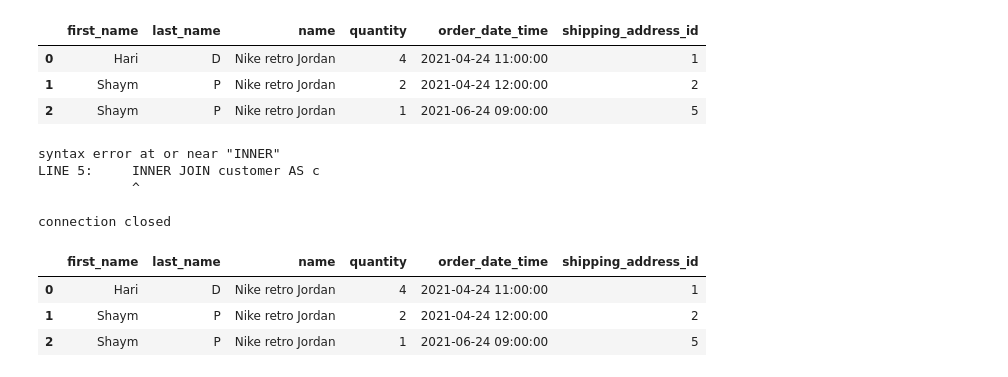
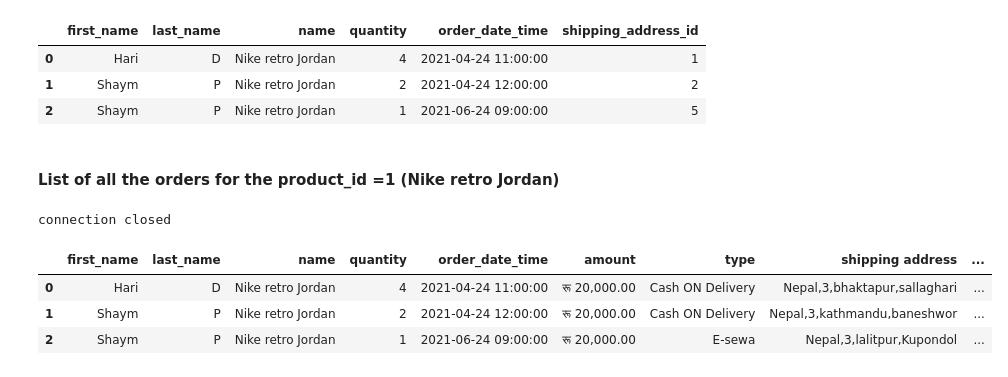
Before and after one commit to callingsandesh/Leapfrog-Assignment, a Jupyter notebook: Data/week_2/Day5/physical model implementation of E-comm.ipynb, the cells around one changed output. Drawn from its saved outputs; the diff is of its cells as text; code cells hidden in the pictures.

```diff
--- a/Data/week_2/Day5/physical model implementation of E-comm.ipynb
+++ b/Data/week_2/Day5/physical model implementation of E-comm.ipynb
@@ -475,45 +479,58 @@ connection closed
 | 0 | Hari | D | Nike retro Jordan | 4 | 2021-04-24 11:00:00 | 1 |
 | 1 | Shaym | P | Nike retro Jordan | 2 | 2021-04-24 12:00:00 | 2 |
 | 2 | Shaym | P | Nike retro Jordan | 1 | 2021-06-24 09:00:00 | 5 |
+# %% [markdown]
+#### List of all the orders for the product_id =1 (Nike retro Jordan)
 # %%
 try:
     conn =connect()
     cur = conn.cursor()
     query = '''
 
-    SELECT c.first_name,c.last_name , p.name ,od.quantity,orders.order_date_time,orders.shipping_address_id,s.
+    SELECT c.first_name,c.last_name , p.name ,od.quantity,orders.order_date_time,
+    orders.amount,
+    pt.type,
+    CONCAT(country.country_name,',',state.state_name,',',city.city_name,',',place.place_name) AS "shipping address",
+    s.house_number,s.near_landmark
     FROM orders
-    INNER JOIN customer AS c
-        ON orders.customer_id = c.id
+    INNER JOIN customer c
+    ON orders.customer_id = c.id
     INNER JOIN order_details od
-        ON orders.id = od.order_id
+    ON orders.id = od.order_id
 
     INNER JOIN product p
         ON od.product_id = p.id
-
+    INNER JOIN shipping_address AS s
+        ON orders.shipping_address_id = s.id
+    INNER JOIN place
+        ON s.place_id = place.id
+    INNER JOIN city
+        ON place.city_id=city.id
+    INNER JOIN state
+        ON city.state_id = state.id
+    INNER JOIN country
+        on state.country_id = country.id
+    INNER JOIN payment_type pt
+        ON orders.payment_type_id = pt.id
     WHERE od.product_id=1
 
     '''
     cur.execute(query)
     col = [desc[0] for desc in cur.description]
 
     df=pd.DataFrame(columns=col,data=cur.fetchall())
     df
 except(Exception) as e:
     print(e)
 finally:
     if(conn):
         cur.close()
         conn.close()
         print("connection closed")
 df
 # %% [output]
-syntax error at or near "INNER"
-LINE 5:     INNER JOIN customer AS c
-            ^
-
 connection closed
-|  | first_name | last_name | name | quantity | order_date_time | shipping_address_id |
-| 0 | Hari | D | Nike retro Jordan | 4 | 2021-04-24 11:00:00 | 1 |
-| 1 | Shaym | P | Nike retro Jordan | 2 | 2021-04-24 12:00:00 | 2 |
-| 2 | Shaym | P | Nike retro Jordan | 1 | 2021-06-24 09:00:00 | 5 |
+|  | first_name | last_name | name | quantity | order_date_time | amount | type | shipping address | ... |
+| 0 | Hari | D | Nike retro Jordan | 4 | 2021-04-24 11:00:00 | रू 20,000.00 | Cash ON Delivery | Nepal,3,bhaktapur,sallaghari | ... |
+| 1 | Shaym | P | Nike retro Jordan | 2 | 2021-04-24 12:00:00 | रू 20,000.00 | Cash ON Delivery | Nepal,3,kathmandu,baneshwor | ... |
+| 2 | Shaym | P | Nike retro Jordan | 1 | 2021-06-24 09:00:00 | रू 20,000.00 | E-sewa | Nepal,3,lalitpur,Kupondol | ... |
```
Also changed, not shown: parts of 11 cells of this notebook, 2 other files.
